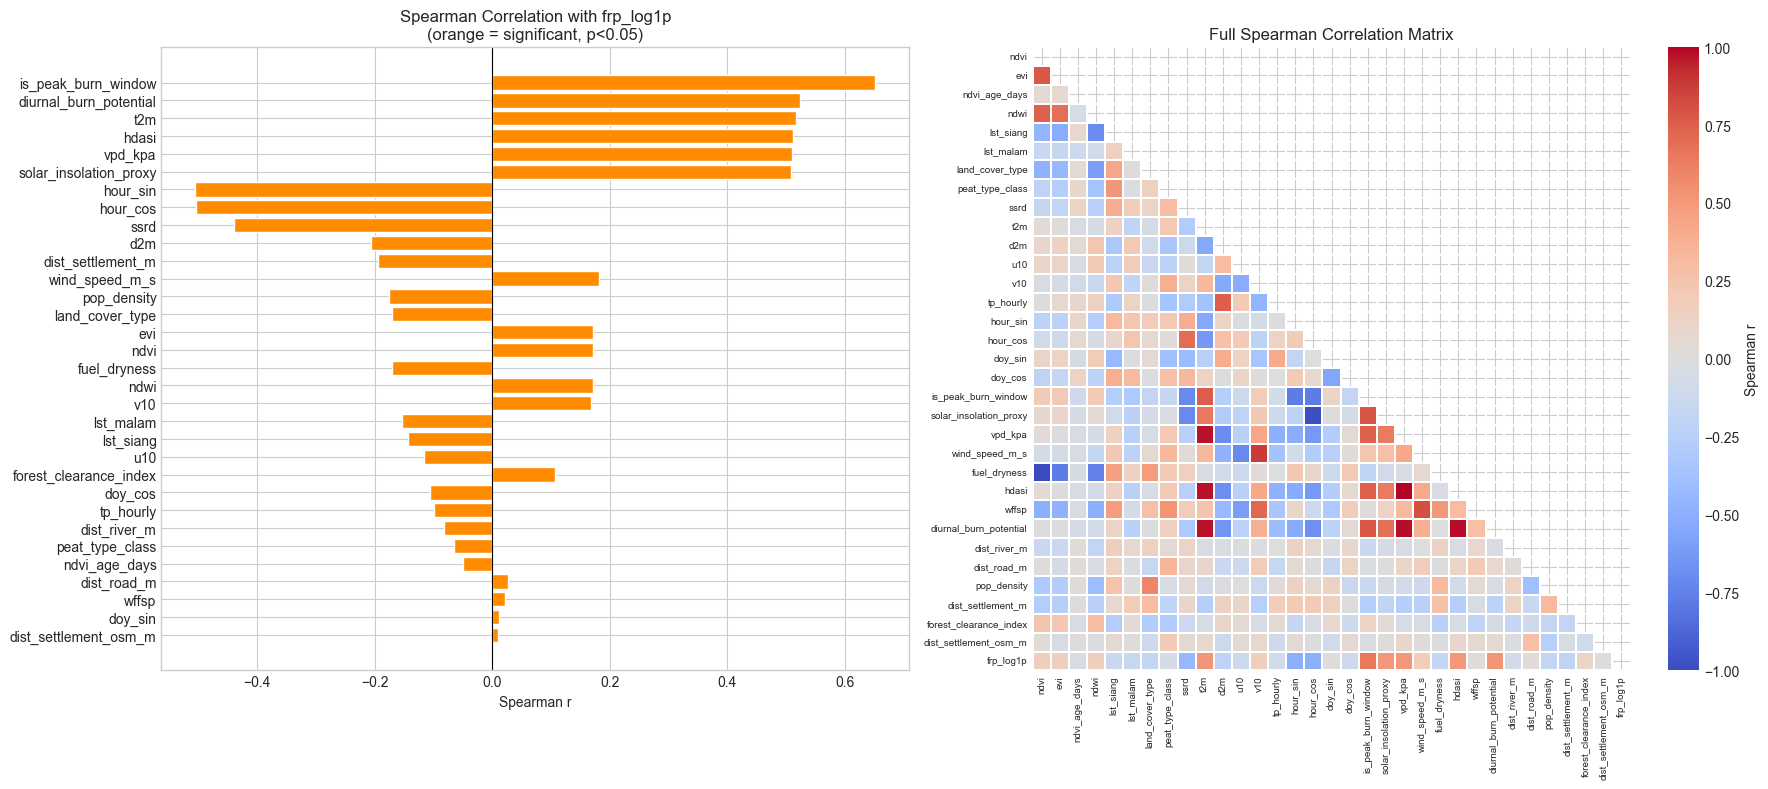
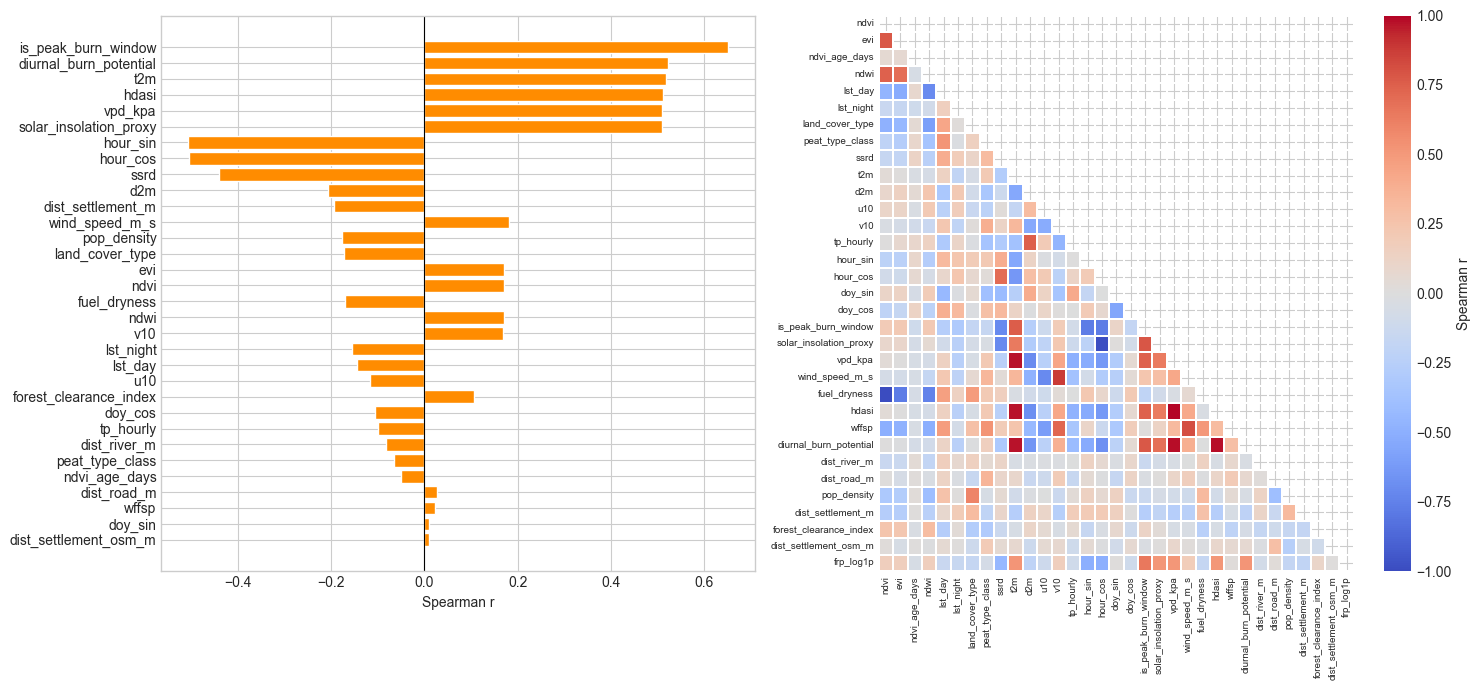
The change to this notebook cell's code, shown as a diff; its figure went from the first image to the second:
--- before
+++ after
@@ -1,3 +1,3 @@
-fig, axes = plt.subplots(1, 2, figsize=(18, 8))
+fig, axes = plt.subplots(1, 2, figsize=(15, 7))
 
 # Left: bar chart ranked by |r| with frp_log1p
@@ -9,5 +9,4 @@
              color=colors[::-1], edgecolor='white')
 axes[0].axvline(0, color='black', linewidth=0.8)
-axes[0].set_title('Spearman Correlation with frp_log1p\n(orange = significant, p<0.05)')
 axes[0].set_xlabel('Spearman r')
 
@@ -28,5 +27,4 @@
     yticklabels=True
 )
-axes[1].set_title('Full Spearman Correlation Matrix')
 axes[1].tick_params(axis='x', rotation=90, labelsize=7)
 axes[1].tick_params(axis='y', labelsize=7)

Commit: style(eda): compact figure sizing across plots